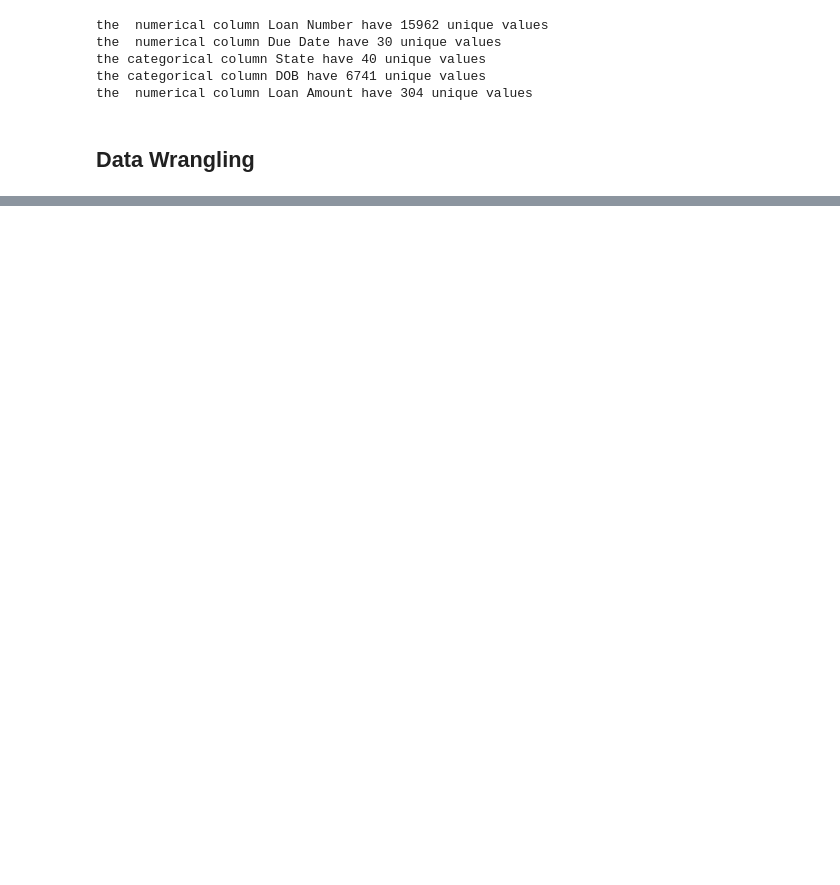
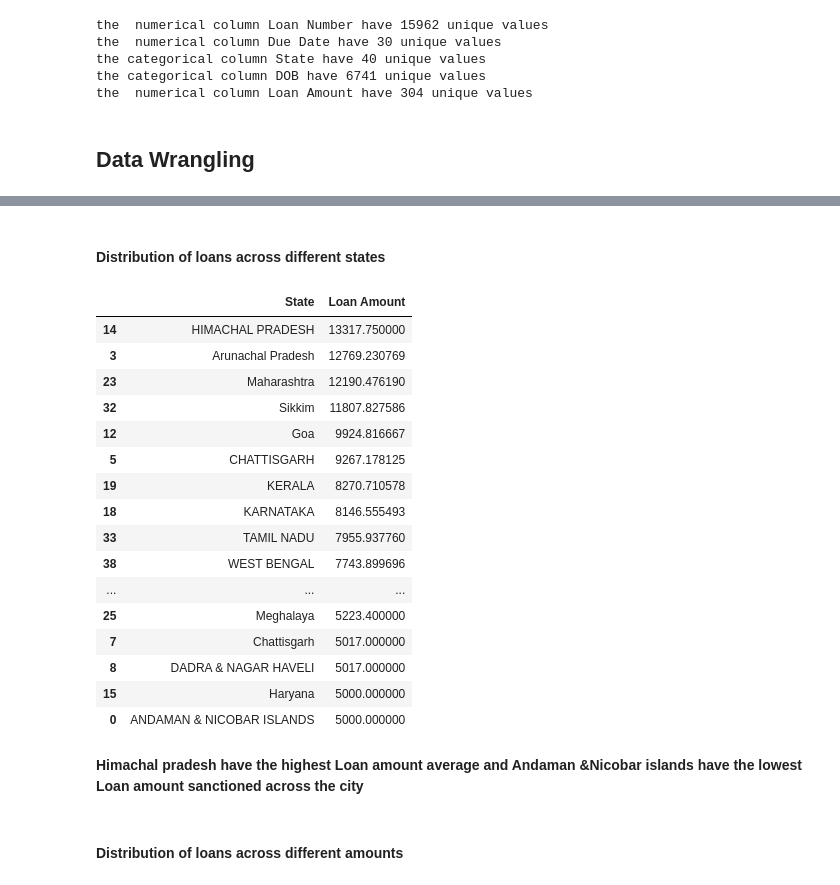
Before and after one commit to surya81/myproject, a Jupyter notebook: DPDzero Data Assignment .ipynb, the cells around one changed output, grey strips where cells are left out. Cells and saved outputs as stored; diff of their text form; code cells hidden in the pictures; blank space fills up the shorter version.

```diff
--- a/DPDzero Data Assignment .ipynb
+++ b/DPDzero Data Assignment .ipynb
@@ -256,0 +274,27 @@ the  numerical column Loan Amount have 304 unique values
+# %% [markdown]
+#### Distribution of loans across different states
+# %%
+#groupt the datasetby state and calculate avg loan amount across states
+final_dataset.groupby("State")["Loan Amount"].mean().reset_index().sort_values("Loan Amount",ascending= False)
+# %% [output]
+|  | State | Loan Amount |
+| 14 | HIMACHAL PRADESH | 13317.750000 |
+| 3 | Arunachal Pradesh | 12769.230769 |
+| 23 | Maharashtra | 12190.476190 |
+| 32 | Sikkim | 11807.827586 |
+| 12 | Goa | 9924.816667 |
+| 5 | CHATTISGARH | 9267.178125 |
+| 19 | KERALA | 8270.710578 |
+| 18 | KARNATAKA | 8146.555493 |
+| 33 | TAMIL NADU | 7955.937760 |
+| 38 | WEST BENGAL | 7743.899696 |
+| ... | ... | ... |
+| 25 | Meghalaya | 5223.400000 |
+| 7 | Chattisgarh | 5017.000000 |
+| 8 | DADRA & NAGAR HAVELI | 5017.000000 |
+| 15 | Haryana | 5000.000000 |
+| 0 | ANDAMAN & NICOBAR ISLANDS | 5000.000000 |
+# %% [markdown]
+**Himachal pradesh have the highest Loan amount average and Andaman &Nicobar islands have the lowest Loan amount sanctioned across the city**
+# %% [markdown]
+#### Distribution of loans across different amounts
```
Also changed, not shown: parts of 27 cells of this notebook.
